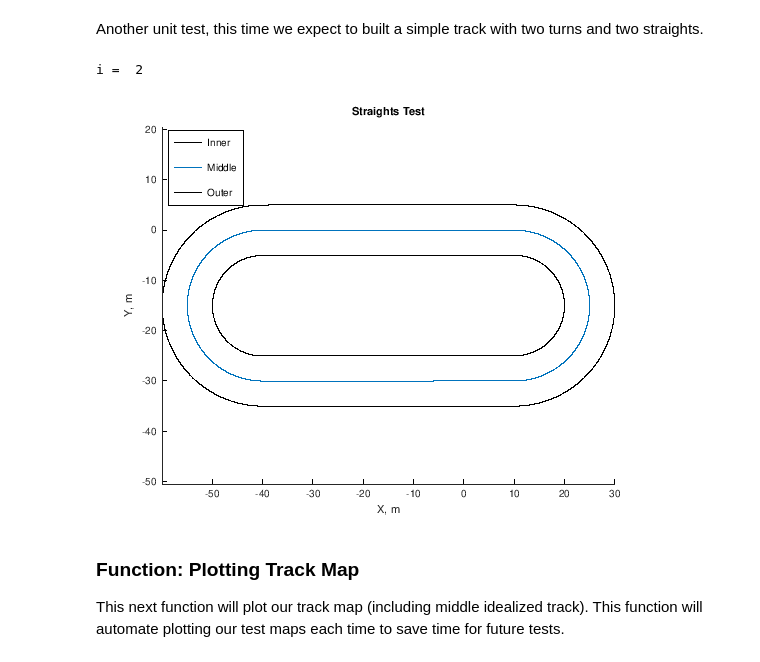
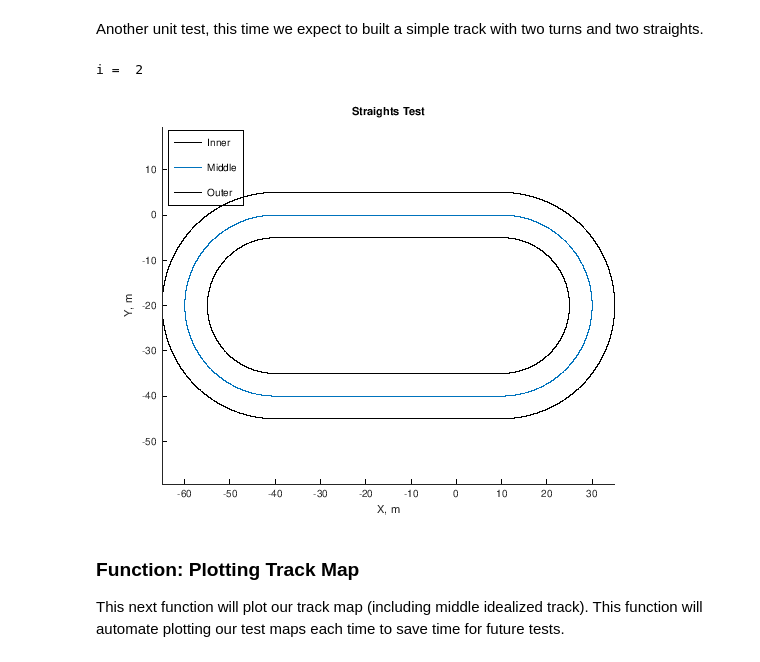
Before and after one commit to PostMatthew/Laptime_Simulation_ME391, a Jupyter notebook: BuildingCustomRacingTracksWithRacingLines.ipynb, the cells around one changed output. Drawn from its saved outputs; the diff is of its cells as text; code cells hidden in the pictures.

```diff
--- a/BuildingCustomRacingTracksWithRacingLines.ipynb
+++ b/BuildingCustomRacingTracksWithRacingLines.ipynb
@@ -439,26 +439,26 @@ end
 # %% [markdown]
 Another unit test, this time we expect to built a simple track with two turns and two straights.
 # %%
-lengths = [10, 15, 50, 15, 50];
+lengths = [10, 20, 50, 20, 50];
 theta = [0, -pi, 0, -pi, 0];
 
 width_track = 10;
 track = BuildTrack(lengths,theta,width_track,int_positions);
 
 figure()
 hold on
 title("Straights Test")
 xlabel("X, m")
 ylabel("Y, m")
 plot(track.inner.X,track.inner.Y,"k")
 plot(track.middle.X,track.middle.Y)
 plot(track.outer.X,track.outer.Y,"k")
 axis equal
 hold off
 legend("Inner", "Middle","Outer","Location","northwest")
 # %% [output]
 i =  2
-[figure, old version]
+[figure, new version]
 # %% [markdown]
 ### Function: Plotting Track Map
 This next function will plot our track map (including middle idealized track). This function will automate plotting our test maps each time to save time for future tests.
```
Also changed, not shown: parts of 51 cells of this notebook.
